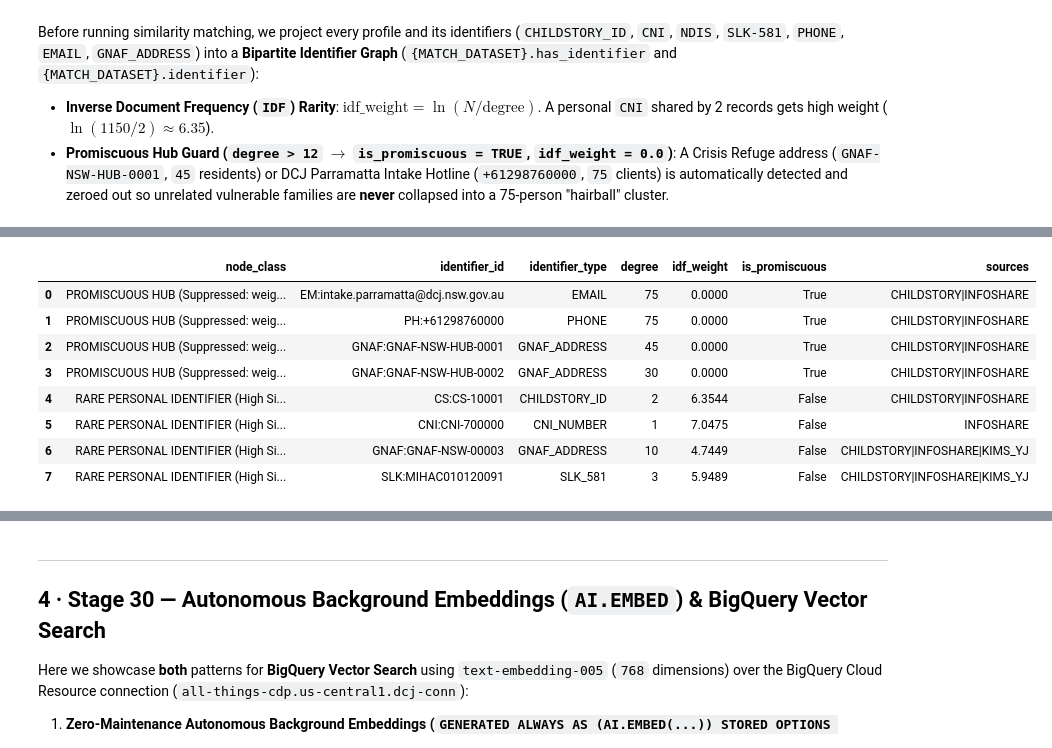
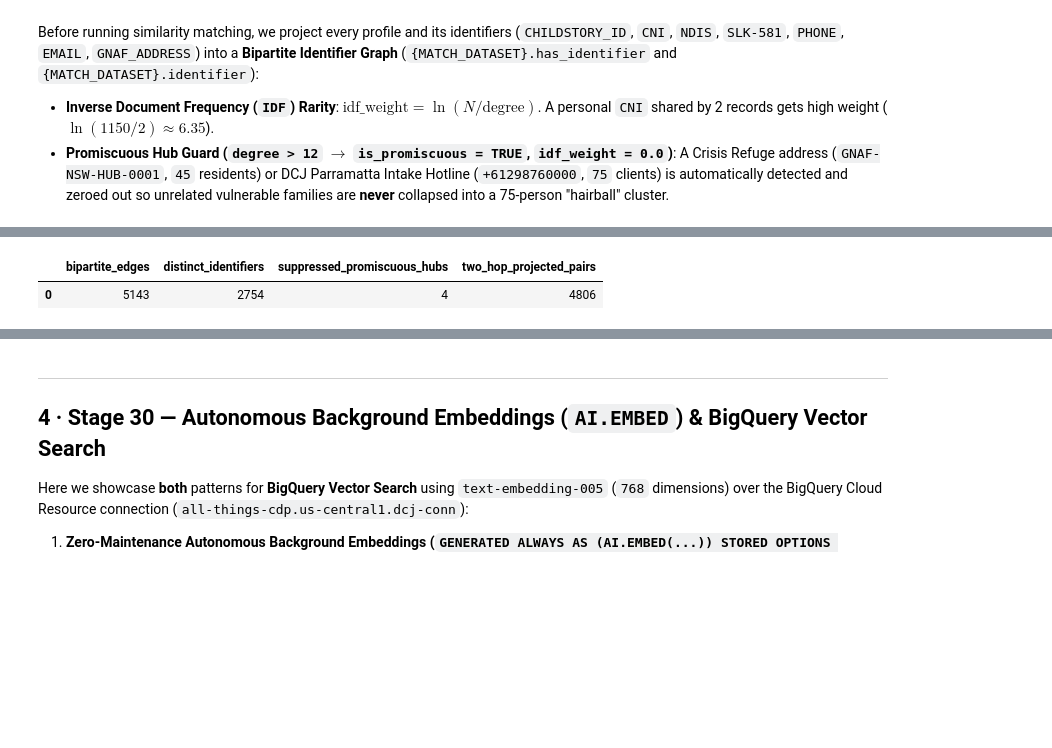
Before and after one commit to MattATurner/citizen_match, a Jupyter notebook: notebooks/cdp-walkthrough.ipynb, the cells around one changed output, grey strips where cells are left out. Saved outputs shown, nothing was run; the diff lists cells and outputs as text; code cells hidden in the pictures; blank space fills up the shorter version.

Commit message:
Refactor cdp-walkthrough notebook to native %%bigquery cells with --pyformat, --graph, and setup auto-execution

```diff
--- a/notebooks/cdp-walkthrough.ipynb
+++ b/notebooks/cdp-walkthrough.ipynb
@@ -770,46 +728,47 @@ Before running similarity matching, we project every profile and its identifiers
 * **Inverse Document Frequency (`IDF`) Rarity**: $\text{idf\_weight} = \ln(N / \text{degree})$. A personal `CNI` shared by 2 records gets high weight ($\ln(1150/2) \approx 6.35$).
 * **Promiscuous Hub Guard (`degree > 12` $\rightarrow$ `is_promiscuous = TRUE`, `idf_weight = 0.0`)**: A Crisis Refuge address (`GNAF-NSW-HUB-0001`, `45` residents) or DCJ Parramatta Intake Hotline (`+61298760000`, `75` clients) is automatically detected and zeroed out so unrelated vulnerable families are **never** collapsed into a 75-person "hairball" cluster.
 # %%
-STAGE_20_SQL = r"""-- =====================================================================
+%%bigquery --project {PROJECT_ID} --location {LOCATION} --pyformat
+-- =====================================================================
 -- 20 · Bipartite Identifier Graph, IDF Rarity & Hub Detection
 --
 -- Constructs the Profile <-> Identifier Bipartite Graph:
---   1. `dcj_match.has_identifier`     (SourceRecord -> Identifier edges)
---   2. `dcj_match.identifier`         (Identifier nodes with degree,
+--   1. `{MATCH_DATASET}.has_identifier`     (SourceRecord -> Identifier edges)
+--   2. `{MATCH_DATASET}.identifier`         (Identifier nodes with degree,
 --                                    IDF rarity weight LN(N/degree), and
 --                                    promiscuous hub detection for crisis
 --                                    refuges and shared caseworker phones)
---   3. `dcj_match.profile_projection` (2-hop shared-identifier projection)
+--   3. `{MATCH_DATASET}.profile_projection` (2-hop shared-identifier projection)
 -- =====================================================================
 
-DROP PROPERTY GRAPH IF EXISTS `{PROJECT_ID}.{TDM}.dcj_person_graph`;
+DROP PROPERTY GRAPH IF EXISTS `{PROJECT_ID}.{TARGET_DATASET}.dcj_person_graph`;
 
 -- 1. Extract Profile -> Identifier links
-DROP TABLE IF EXISTS `{PROJECT_ID}.{MATCH}.has_identifier`;
-CREATE OR REPLACE TABLE `{PROJECT_ID}.{MATCH}.has_identifier`
+DROP TABLE IF EXISTS `{PROJECT_ID}.{MATCH_DATASET}.has_identifier`;
+CREATE OR REPLACE TABLE `{PROJECT_ID}.{MATCH_DATASET}.has_identifier`
 CLUSTER BY record_id, identifier_id
 AS
 WITH raw_links AS (
   SELECT record_id, source_system, record_ts, CONCAT('CS:', childstory_id_ref) AS identifier_id, 'CHILDSTORY_ID' AS identifier_type, TRUE AS is_anchor
-  FROM `{PROJECT_ID}.{MATCH}.stg_source_profiles` WHERE childstory_id_ref IS NOT NULL
+  FROM `{PROJECT_ID}.{MATCH_DATASET}.stg_source_profiles` WHERE childstory_id_ref IS NOT NULL
   UNION ALL
   SELECT record_id, source_system, record_ts, CONCAT('CNI:', cni_number), 'CNI_NUMBER', TRUE
-  FROM `{PROJECT_ID}.{MATCH}.stg_source_profiles` WHERE cni_number IS NOT NULL
+  FROM `{PROJECT_ID}.{MATCH_DATASET}.stg_source_profiles` WHERE cni_number IS NOT NULL
   UNION ALL
   SELECT record_id, source_system, record_ts, CONCAT('NDIS:', ndis_number), 'NDIS_NUMBER', TRUE
-  FROM `{PROJECT_ID}.{MATCH}.stg_source_profiles` WHERE ndis_number IS NOT NULL
+  FROM `{PROJECT_ID}.{MATCH_DATASET}.stg_source_profiles` WHERE ndis_number IS NOT NULL
   UNION ALL
   SELECT record_id, source_system, record_ts, CONCAT('SLK:', slk_code), 'SLK_581', FALSE
-  FROM `{PROJECT_ID}.{MATCH}.stg_source_profiles` WHERE slk_code IS NOT NULL
+  FROM `{PROJECT_ID}.{MATCH_DATASET}.stg_source_profiles` WHERE slk_code IS NOT NULL
   UNION ALL
   SELECT record_id, source_system, record_ts, CONCAT('PH:', phone_e164), 'PHONE', FALSE
-  FROM `{PROJECT_ID}.{MATCH}.stg_source_profiles` WHERE phone_e164 IS NOT NULL
+  FROM `{PROJECT_ID}.{MATCH_DATASET}.stg_source_profiles` WHERE phone_e164 IS NOT NULL
   UNION ALL
   SELECT record_id, source_system, record_ts, CONCAT('EM:', email_norm), 'EMAIL', FALSE
-  FROM `{PROJECT_ID}.{MATCH}.stg_source_profiles` WHERE email_norm IS NOT NULL
+  FROM `{PROJECT_ID}.{MATCH_DATASET}.stg_source_profiles` WHERE email_norm IS NOT NULL
   UNION ALL
   SELECT record_id, source_system, record_ts, CONCAT('GNAF:', gnaf_address_id), 'GNAF_ADDRESS', FALSE
-  FROM `{PROJECT_ID}.{MATCH}.stg_source_profiles` WHERE gnaf_address_id IS NOT NULL
+  FROM `{PROJECT_ID}.{MATCH_DATASET}.stg_source_profiles` WHERE gnaf_address_id IS NOT NULL
 )
 SELECT
   record_id,
@@ -822,12 +781,12 @@ FROM raw_links
 GROUP BY record_id, identifier_id;
 
 -- 2. Identifier Nodes with Degree, IDF Rarity & Promiscuous Hub Detection
-DROP TABLE IF EXISTS `{PROJECT_ID}.{MATCH}.identifier`;
-CREATE OR REPLACE TABLE `{PROJECT_ID}.{MATCH}.identifier`
+DROP TABLE IF EXISTS `{PROJECT_ID}.{MATCH_DATASET}.identifier`;
+CREATE OR REPLACE TABLE `{PROJECT_ID}.{MATCH_DATASET}.identifier`
 CLUSTER BY identifier_id
 AS
 WITH corpus AS (
-  SELECT COUNT(*) AS total_records FROM `{PROJECT_ID}.{MATCH}.stg_source_profiles`
+  SELECT COUNT(*) AS total_records FROM `{PROJECT_ID}.{MATCH_DATASET}.stg_source_profiles`
 ),
 agg AS (
   SELECT
@@ -838,7 +797,7 @@ agg AS (
     STRING_AGG(DISTINCT h.sources, '|') AS sources,
     MIN(h.first_seen_ts) AS first_seen_ts,
     MAX(h.first_seen_ts) AS last_seen_ts
-  FROM `{PROJECT_ID}.{MATCH}.has_identifier` AS h
+  FROM `{PROJECT_ID}.{MATCH_DATASET}.has_identifier` AS h
   GROUP BY h.identifier_id
 )
 SELECT
@@ -857,8 +816,8 @@ FROM agg AS a
 CROSS JOIN corpus AS c;
 
 -- 3. 2-Hop Bipartite Projection (Record A <-> Shared Identifier <-> Record B)
-DROP TABLE IF EXISTS `{PROJECT_ID}.{MATCH}.profile_projection`;
-CREATE OR REPLACE TABLE `{PROJECT_ID}.{MATCH}.profile_projection`
+DROP TABLE IF EXISTS `{PROJECT_ID}.{MATCH_DATASET}.profile_projection`;
+CREATE OR REPLACE TABLE `{PROJECT_ID}.{MATCH_DATASET}.profile_projection`
 CLUSTER BY record_id_a, record_id_b
 AS
 SELECT
@@ -871,33 +830,18 @@ SELECT
   MIN(i.degree) AS min_shared_degree,
   LOGICAL_OR(i.is_promiscuous) AS via_hub,
   LOGICAL_AND(i.is_promiscuous) AS hub_only
-FROM `{PROJECT_ID}.{MATCH}.has_identifier` AS a
-JOIN `{PROJECT_ID}.{MATCH}.has_identifier` AS b
+FROM `{PROJECT_ID}.{MATCH_DATASET}.has_identifier` AS a
+JOIN `{PROJECT_ID}.{MATCH_DATASET}.has_identifier` AS b
   ON a.identifier_id = b.identifier_id
  AND a.record_id < b.record_id
-JOIN `{PROJECT_ID}.{MATCH}.identifier` AS i
+JOIN `{PROJECT_ID}.{MATCH_DATASET}.identifier` AS i
   ON i.identifier_id = a.identifier_id
 GROUP BY a.record_id, b.record_id;
-"""
-run_sql(STAGE_20_SQL, label="20a · Build Bipartite Identifier Graph & 2-Hop Projection")
 
-df_hubs_vs_rare = run_sql("""
-(
-  SELECT 'PROMISCUOUS HUB (Suppressed: weight = 0.0)' AS node_class,
-         identifier_id, identifier_type, degree, idf_weight, is_promiscuous, sources
-  FROM `{PROJECT_ID}.{MATCH}.identifier`
-  WHERE is_promiscuous = TRUE
-  ORDER BY degree DESC
-  LIMIT 4
-)
-UNION ALL
-(
-  SELECT 'RARE PERSONAL IDENTIFIER (High Signal)',
-         identifier_id, identifier_type, degree, idf_weight, is_promiscuous, sources
-  FROM `{PROJECT_ID}.{MATCH}.identifier`
-  WHERE identifier_id IN ('CS:CS-10001', 'CNI:CNI-700000', 'SLK:MIHAC010120091', 'GNAF:GNAF-NSW-00003')
-  ORDER BY idf_weight DESC
-)
-""", label="20b · Compare Promiscuous Refuge Hubs vs Rare Personal Identifiers")
-display(df_hubs_vs_rare)
+
+SELECT
+  (SELECT COUNT(*) FROM `{PROJECT_ID}.{MATCH_DATASET}.has_identifier`) AS bipartite_edges,
+  (SELECT COUNT(*) FROM `{PROJECT_ID}.{MATCH_DATASET}.identifier`) AS distinct_identifiers,
+  (SELECT COUNTIF(is_promiscuous) FROM `{PROJECT_ID}.{MATCH_DATASET}.identifier`) AS suppressed_promiscuous_hubs,
+  (SELECT COUNT(*) FROM `{PROJECT_ID}.{MATCH_DATASET}.profile_projection`) AS two_hop_projected_pairs;
 # %% [output]
@@ -906,9 +848,2 @@ display(df_hubs_vs_rare)
-|  | node_class | identifier_id | identifier_type | degree | idf_weight | is_promiscuous | sources |
-| 0 | PROMISCUOUS HUB (Suppressed: weig... | EM:intake.parramatta@dcj.nsw.gov.au | EMAIL | 75 | 0.0000 | True | CHILDSTORY|INFOSHARE |
-| 1 | PROMISCUOUS HUB (Suppressed: weig... | PH:+61298760000 | PHONE | 75 | 0.0000 | True | CHILDSTORY|INFOSHARE |
-| 2 | PROMISCUOUS HUB (Suppressed: weig... | GNAF:GNAF-NSW-HUB-0001 | GNAF_ADDRESS | 45 | 0.0000 | True | CHILDSTORY|INFOSHARE |
-| 3 | PROMISCUOUS HUB (Suppressed: weig... | GNAF:GNAF-NSW-HUB-0002 | GNAF_ADDRESS | 30 | 0.0000 | True | CHILDSTORY|INFOSHARE |
-| 4 | RARE PERSONAL IDENTIFIER (High Si... | CS:CS-10001 | CHILDSTORY_ID | 2 | 6.3544 | False | CHILDSTORY|INFOSHARE |
-| 5 | RARE PERSONAL IDENTIFIER (High Si... | CNI:CNI-700000 | CNI_NUMBER | 1 | 7.0475 | False | INFOSHARE |
-| 6 | RARE PERSONAL IDENTIFIER (High Si... | GNAF:GNAF-NSW-00003 | GNAF_ADDRESS | 10 | 4.7449 | False | CHILDSTORY|INFOSHARE|KIMS_YJ |
-| 7 | RARE PERSONAL IDENTIFIER (High Si... | SLK:MIHAC010120091 | SLK_581 | 3 | 5.9489 | False | CHILDSTORY|INFOSHARE|KIMS_YJ |
+|  | bipartite_edges | distinct_identifiers | suppressed_promiscuous_hubs | two_hop_projected_pairs |
+| 0 | 5143 | 2754 | 4 | 4806 |
```
Also changed, not shown: parts of 43 cells of this notebook.
